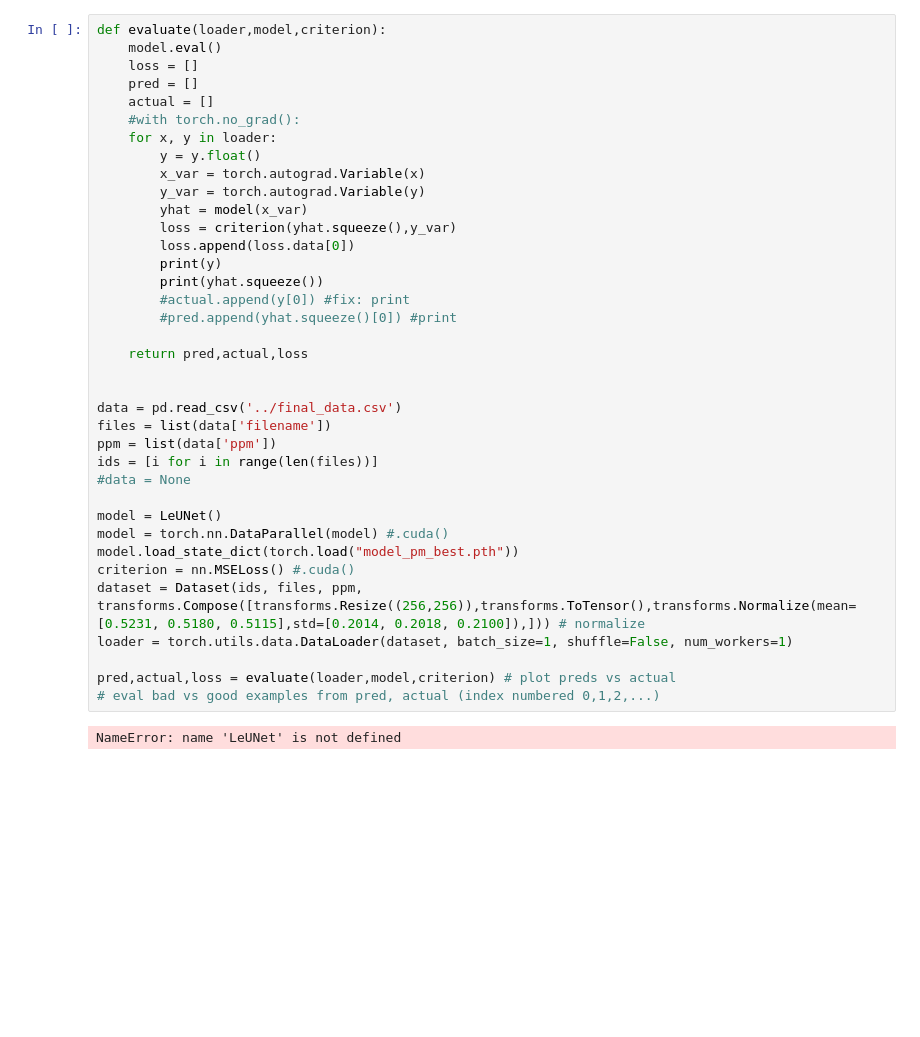
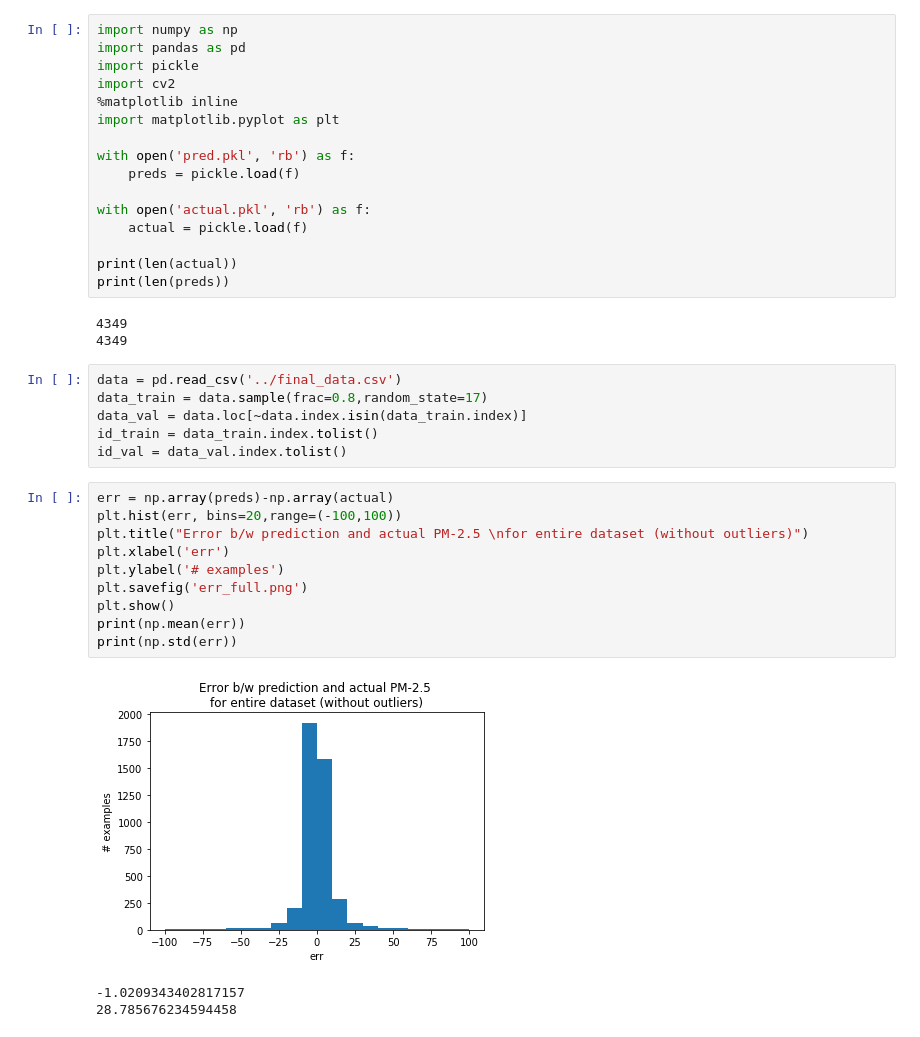
Before and after one commit to shivariyer/particle-detection, a Jupyter notebook: src/demo.ipynb, the cells around one changed output. Drawn from its saved outputs; the diff is of its cells as text; blank space fills up the shorter version.

```diff
--- a/src/demo.ipynb
+++ b/src/demo.ipynb
@@ -74,39 +1,39 @@ class LeUNet(nn.Module):
-# %%
-def evaluate(loader,model,criterion):
-    model.eval()
-    loss = []
-    pred = []
-    actual = []
-    #with torch.no_grad():
-    for x, y in loader:
-        y = y.float()
-        x_var = torch.autograd.Variable(x)
-        y_var = torch.autograd.Variable(y)
-        yhat = model(x_var)
-        loss = criterion(yhat.squeeze(),y_var)
-        loss.append(loss.data[0])
-        print(y)
-        print(yhat.squeeze())
-        #actual.append(y[0]) #fix: print
-        #pred.append(yhat.squeeze()[0]) #print
-
-    return pred,actual,loss
-
-
-data = pd.read_csv('../final_data.csv')
-files = list(data['filename'])
-ppm = list(data['ppm'])
-ids = [i for i in range(len(files))]
-#data = None
-
-model = LeUNet()
-model = torch.nn.DataParallel(model) #.cuda()
-model.load_state_dict(torch.load("model_pm_best.pth"))
-criterion = nn.MSELoss() #.cuda()
-dataset = Dataset(ids, files, ppm, transforms.Compose([transforms.Resize((256,256)),transforms.ToTensor(),transforms.Normalize(mean=[0.5231, 0.5180, 0.5115],std=[0.2014, 0.2018, 0.2100]),])) # normalize
-loader = torch.utils.data.DataLoader(dataset, batch_size=1, shuffle=False, num_workers=1)
-
-pred,actual,loss = evaluate(loader,model,criterion) # plot preds vs actual
-# eval bad vs good examples from pred, actual (index numbered 0,1,2,...)
-# %% [output]
-NameError: name 'LeUNet' is not defined
+# %%
+import numpy as np
+import pandas as pd
+import pickle
+import cv2
+%matplotlib inline
+import matplotlib.pyplot as plt
+
+with open('pred.pkl', 'rb') as f:
+    preds = pickle.load(f)
+
+with open('actual.pkl', 'rb') as f:
+    actual = pickle.load(f)
+
+print(len(actual))
+print(len(preds))
+# %% [output]
+4349
+4349
+# %%
+data = pd.read_csv('../final_data.csv')
+data_train = data.sample(frac=0.8,random_state=17)
+data_val = data.loc[~data.index.isin(data_train.index)]
+id_train = data_train.index.tolist()
+id_val = data_val.index.tolist()
+# %%
+err = np.array(preds)-np.array(actual)
+plt.hist(err, bins=20,range=(-100,100))
+plt.title("Error b/w prediction and actual PM-2.5 \nfor entire dataset (without outliers)")
+plt.xlabel('err')
+plt.ylabel('# examples')
+plt.savefig('err_full.png')
+plt.show()
+print(np.mean(err))
+print(np.std(err))
+# %% [output]
+[figure, added]
+-1.0209343402817157
+28.785676234594458
```
Also changed, not shown: parts of 24 cells of this notebook, 21 other files.
